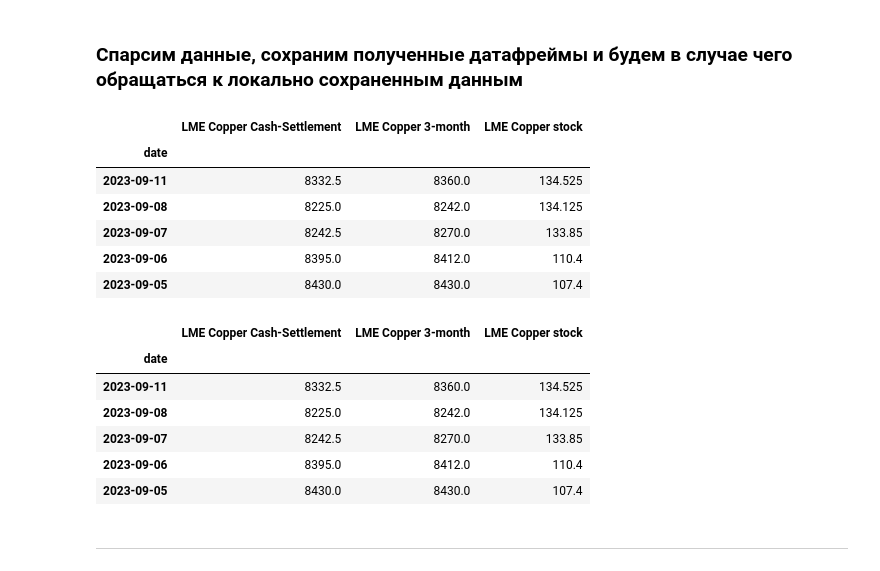
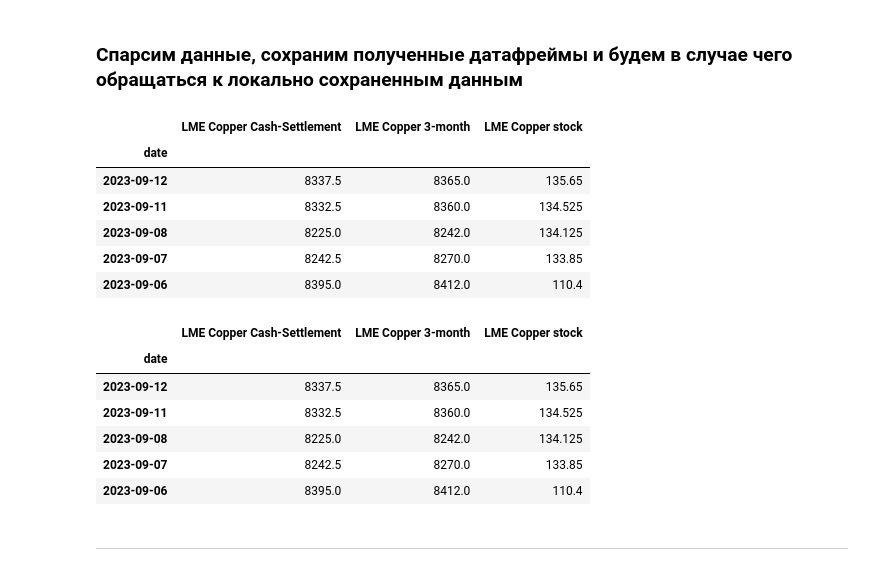
Before and after one commit to hotdonkey/data_science, a Jupyter notebook: Projecy_8/diploma.ipynb, the cells around one changed output. Saved outputs shown, nothing was run; the diff lists cells and outputs as text; code cells hidden in the pictures.

Commit message:
diploma_data

```diff
--- a/Projecy_8/diploma.ipynb
+++ b/Projecy_8/diploma.ipynb
@@ -28,6 +28,7 @@ def parser(metall_str: str):
     df_2017 = pd.read_html(response.text)[6]
     df_2016 = pd.read_html(response.text)[7]
     df_2015 = pd.read_html(response.text)[8]
+    df_2014 = pd.read_html(response.text)[9]
 
     df = pd.concat([
         df_2023, df_2022, df_2021,
@@ -63,39 +64,39 @@ metalls = ['Al', 'Cu', 'Pb', 'Ni', 'Zn']
 
 # Иниуиируем датафреймы, делая паузу после исполнения, для обхода
 # возможной блокировки со стороны источника
-#al_df = parser(metalls[0])
-#time.sleep(1)
+al_df = parser(metalls[0])
+time.sleep(1)
 cu_df = parser(metalls[1])
-#time.sleep(1)
-#pb_df = parser(metalls[2])
-#time.sleep(1)
-#ni_df = parser(metalls[3])
-#time.sleep(1)
-#zn_df = parser(metalls[4])
+time.sleep(1)
+pb_df = parser(metalls[2])
+time.sleep(1)
+ni_df = parser(metalls[3])
+time.sleep(1)
+zn_df = parser(metalls[4])
 # %%
 # Выведем полученные данные и сохраним как бекап.
-#al_df.to_csv('./data/aluminium.csv', sep=',')
+al_df.to_csv('./data/aluminium.csv', sep=',')
 cu_df.to_csv('./data/copper.csv', sep=',')
-#pb_df.to_csv('./data/lead.csv', sep=',')
-#ni_df.to_csv('./data/nickel.csv', sep=',')
-#zn_df.to_csv('./data/zink.csv', sep=',')
+pb_df.to_csv('./data/lead.csv', sep=',')
+ni_df.to_csv('./data/nickel.csv', sep=',')
+zn_df.to_csv('./data/zink.csv', sep=',')
 
 display(cu_df.head(), cu_df.head())
 # %% [output]
 |  | LME Copper Cash-Settlement | LME Copper 3-month | LME Copper stock |
 | date |  |  |  |
+| 2023-09-12 | 8337.5 | 8365.0 | 135.65 |
 | 2023-09-11 | 8332.5 | 8360.0 | 134.525 |
 | 2023-09-08 | 8225.0 | 8242.0 | 134.125 |
 | 2023-09-07 | 8242.5 | 8270.0 | 133.85 |
 | 2023-09-06 | 8395.0 | 8412.0 | 110.4 |
-| 2023-09-05 | 8430.0 | 8430.0 | 107.4 |
 |  | LME Copper Cash-Settlement | LME Copper 3-month | LME Copper stock |
 | date |  |  |  |
+| 2023-09-12 | 8337.5 | 8365.0 | 135.65 |
 | 2023-09-11 | 8332.5 | 8360.0 | 134.525 |
 | 2023-09-08 | 8225.0 | 8242.0 | 134.125 |
 | 2023-09-07 | 8242.5 | 8270.0 | 133.85 |
 | 2023-09-06 | 8395.0 | 8412.0 | 110.4 |
-| 2023-09-05 | 8430.0 | 8430.0 | 107.4 |
 # %%
 # Парсер шанхайской биржи металлов
 # %% [markdown]
```
Also changed, not shown: parts of 1 cell of this notebook, 5 other files.
